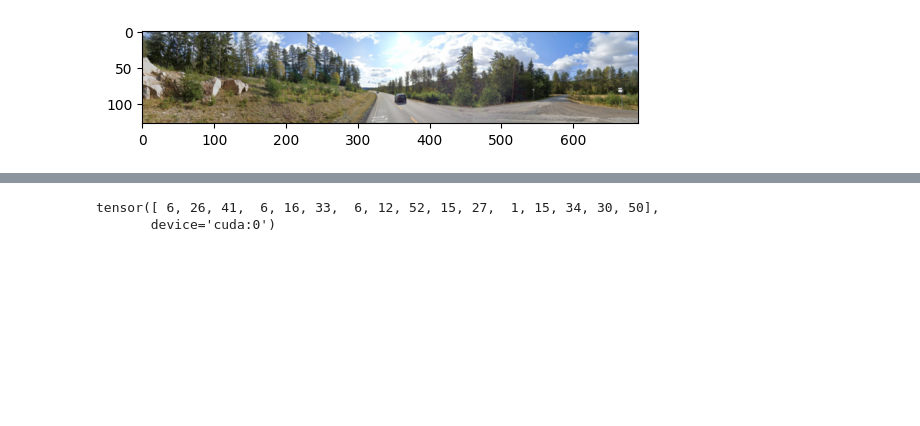
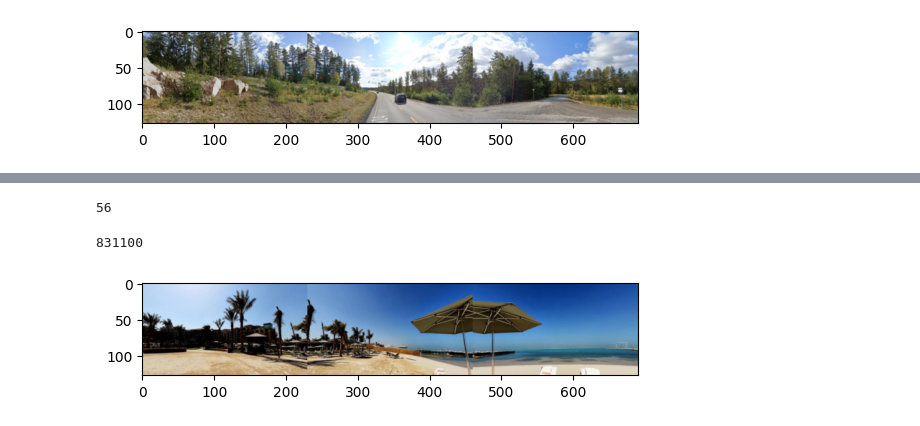
Before and after one commit to eronhorv/streetview, a Jupyter notebook: dataloading.ipynb, the cells around one changed output, grey strips where cells are left out. Cells and saved outputs as stored; diff of their text form; code cells hidden in the pictures; blank space fills up the shorter version.

```diff
--- a/dataloading.ipynb
+++ b/dataloading.ipynb
@@ -35,9 +38,9 @@ df = pd.read_parquet('shuffled_data.parquet', engine='fastparquet')
 rows = df.shape[0]
 # %%
 class ImageDataset(torch.utils.data.Dataset):
-    def __init__(self, df, transform=None):
+    def __init__(self, df, transforms=None):
         self.df = df
-        self.transform = transform
+        self.transforms = transforms
 
     def __len__(self):
         return self.df.shape[0]
@@ -45,11 +48,13 @@ class ImageDataset(torch.utils.data.Dataset):
     def __getitem__(self, idx):
         row = self.df.iloc[idx]
         image = Image.open(io.BytesIO(row['image.bytes']))
-        if self.transform:
-            image = self.transform(image)
-        return image, np.searchsorted(cntry_str, row['country_iso_alpha2'])
+
+        if self.transforms:
+            image = self.transforms(image)
+        return image.to(device), np.searchsorted(cntry_str, row['country_iso_alpha2'])
 # %%
-ds = ImageDataset(df, transforms.Compose([Resize(128), ToTensor()]))
+ds = ImageDataset(df, transforms.Compose([transforms.Resize(128), transforms.ToTensor()]))
+dl = torch.utils.data.DataLoader(ds, batch_size=1, num_workers=0)
 # %%
 i = 202
 im, lab = ds.__getitem__(i)
@@ -62,11 +71,10 @@ cntry_str[lab], im.shape
 generator1 = torch.Generator('cuda').manual_seed(42)
 train_dataset, val_dataset, test_dataset = torch.utils.data.random_split(ds, [0.6, 0.3, 0.1], generator=generator1)
 # %%
-train_dataloader = torch.utils.data.DataLoader(train_dataset, batch_size=16)
-val_dataloader = torch.utils.data.DataLoader(val_dataset, batch_size=16)
-test_dataloader = torch.utils.data.DataLoader(test_dataset, batch_size=16)
+train_dataloader = torch.utils.data.DataLoader(train_dataset, batch_size=16, num_workers=0)
+val_dataloader = torch.utils.data.DataLoader(val_dataset, batch_size=16, num_workers=0)
+test_dataloader = torch.utils.data.DataLoader(test_dataset, batch_size=16, num_workers=0)
-# %%
-next(iter(test_dataloader))[1]
-# %% [output]
-tensor([ 6, 26, 41,  6, 16, 33,  6, 12, 52, 15, 27,  1, 15, 34, 30, 50],
-       device='cuda:0')
+# %%
+len(cntry_str)
+# %% [output]
+56
@@ -72,0 +128,9 @@ tensor([ 6, 26, 41,  6, 16, 33,  6, 12, 52, 15, 27,  1, 15, 34, 30, 50],
+# %%
+model = Model().to(device)
+
+total_params = sum(
+	param.numel() for param in model.parameters()
+)
+print(total_params)
+# %% [output]
+831100
@@ -72,0 +139,6 @@ tensor([ 6, 26, 41,  6, 16, 33,  6, 12, 52, 15, 27,  1, 15, 34, 30, 50],
+# %%
+for i, iter in enumerate(train_dataloader):
+        plt.imshow(iter[0][0].to('cpu').transpose(0,2).transpose(0,1))
+        break
+# %% [output]
+[figure, added]
```
Also changed, not shown: parts of 7 cells of this notebook.
